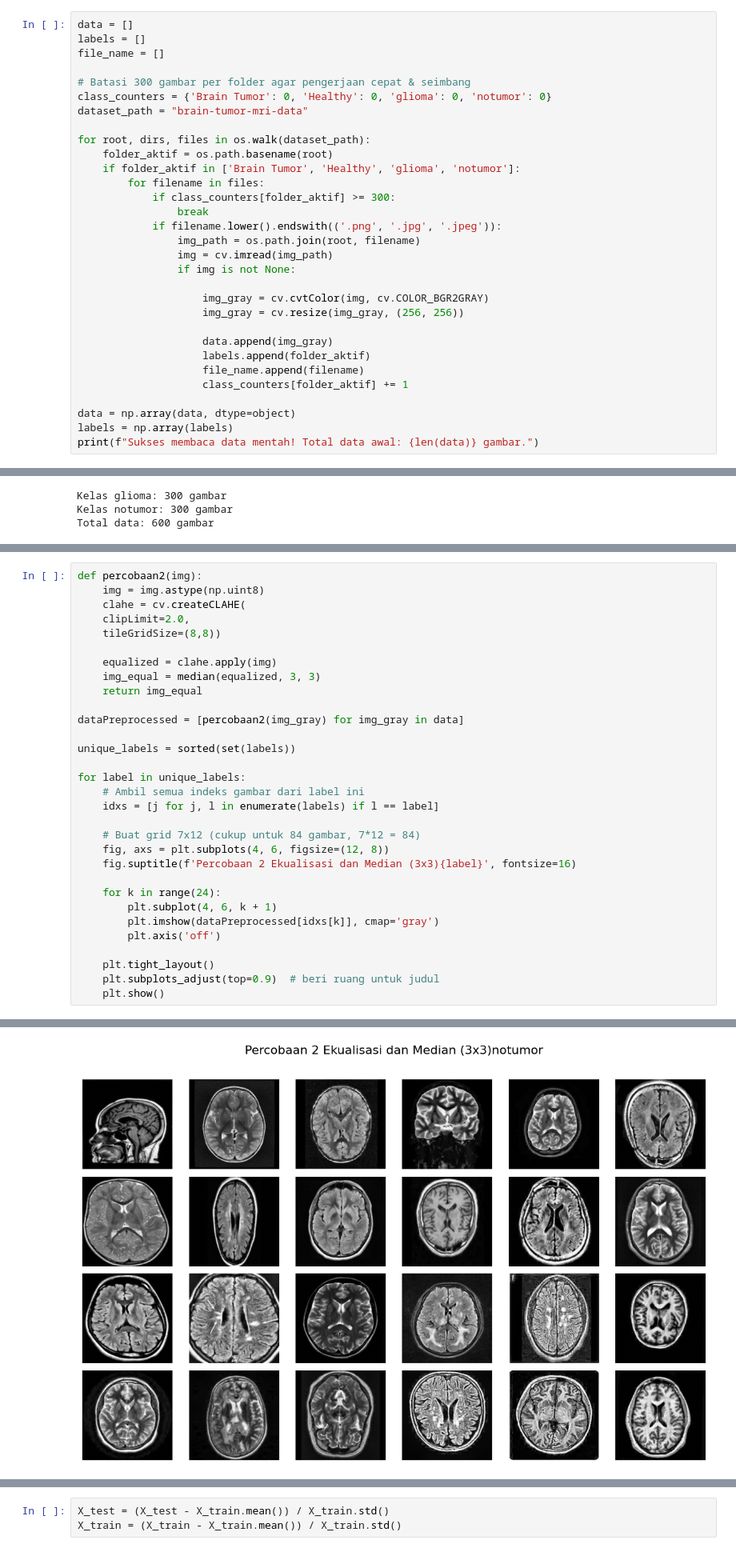
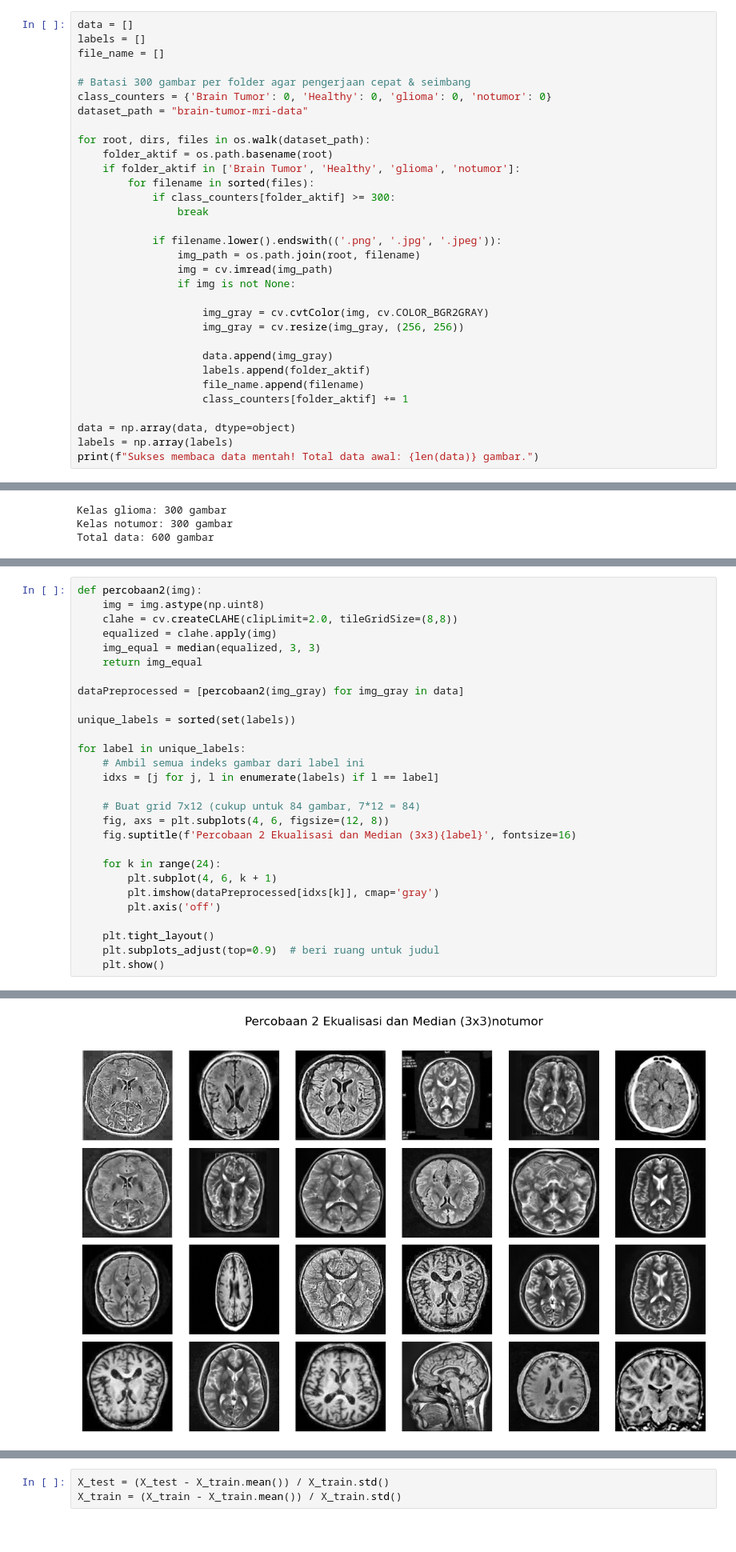
Before and after one commit to tegarpng/Projek-Kelompok-29, a Jupyter notebook: Percobaan2.ipynb, the cells around one changed output, grey strips where cells are left out. Shown at 80% size. Cells and saved outputs as stored; diff of their text form.

```diff
--- a/Percobaan2.ipynb
+++ b/Percobaan2.ipynb
@@ -63,9 +63,10 @@ dataset_path = "brain-tumor-mri-data"
 for root, dirs, files in os.walk(dataset_path):
     folder_aktif = os.path.basename(root)
     if folder_aktif in ['Brain Tumor', 'Healthy', 'glioma', 'notumor']:
-        for filename in files:
+        for filename in sorted(files):
             if class_counters[folder_aktif] >= 300:
                 break
+
             if filename.lower().endswith(('.png', '.jpg', '.jpeg')):
                 img_path = os.path.join(root, filename)
                 img = cv.imread(img_path)
@@ -124,10 +131,7 @@ def median(image, rowkernel, columnkernel):
 # %%
 def percobaan2(img):
     img = img.astype(np.uint8)
-    clahe = cv.createCLAHE(
-    clipLimit=2.0,
-    tileGridSize=(8,8))
-
+    clahe = cv.createCLAHE(clipLimit=2.0, tileGridSize=(8,8))
     equalized = clahe.apply(img)
     img_equal = median(equalized, 3, 3)
     return img_equal
@@ -157,3 +161,3 @@ for label in unique_labels:
-[figure, old version]
+[figure, new version]
 # %% [markdown]
 ## PERCOBAAN 2 (CLAHE, MEDIAN FILTER)
```
Also changed, not shown: parts of 25 cells of this notebook.
